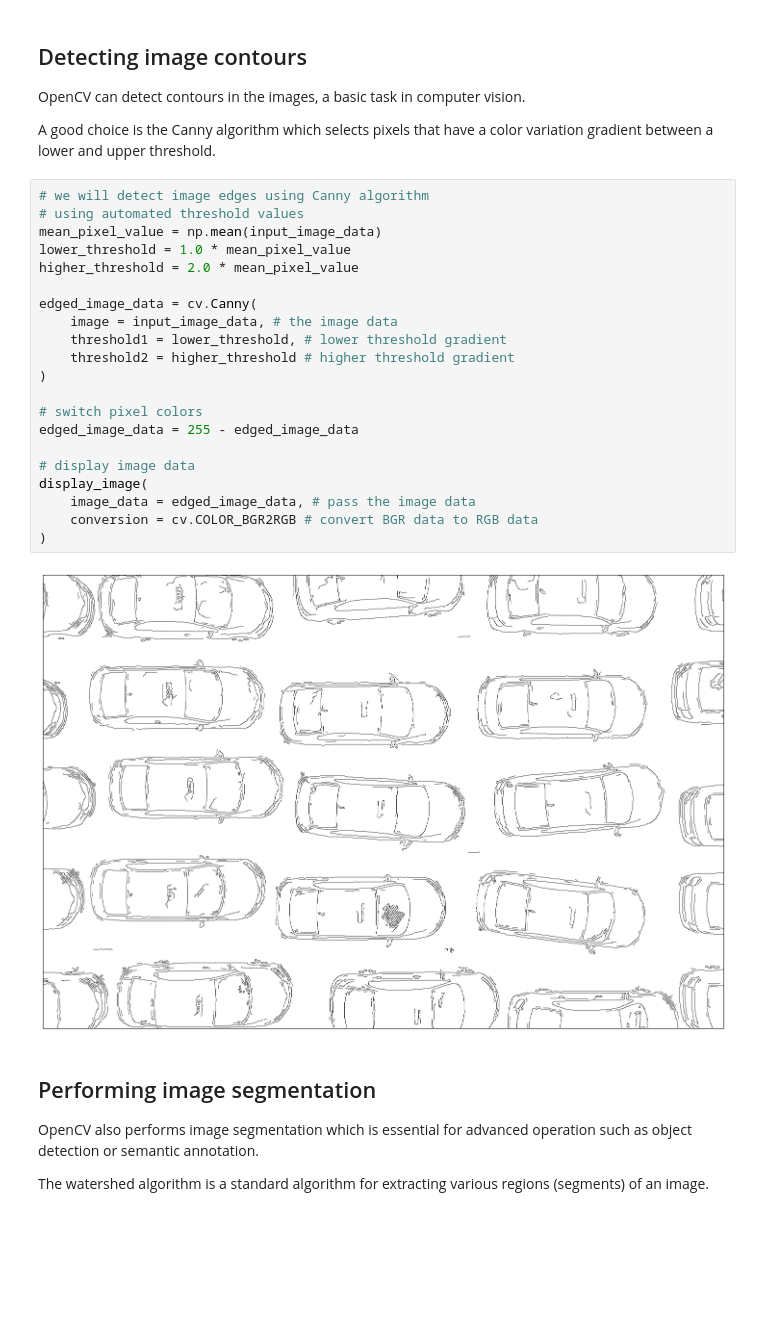
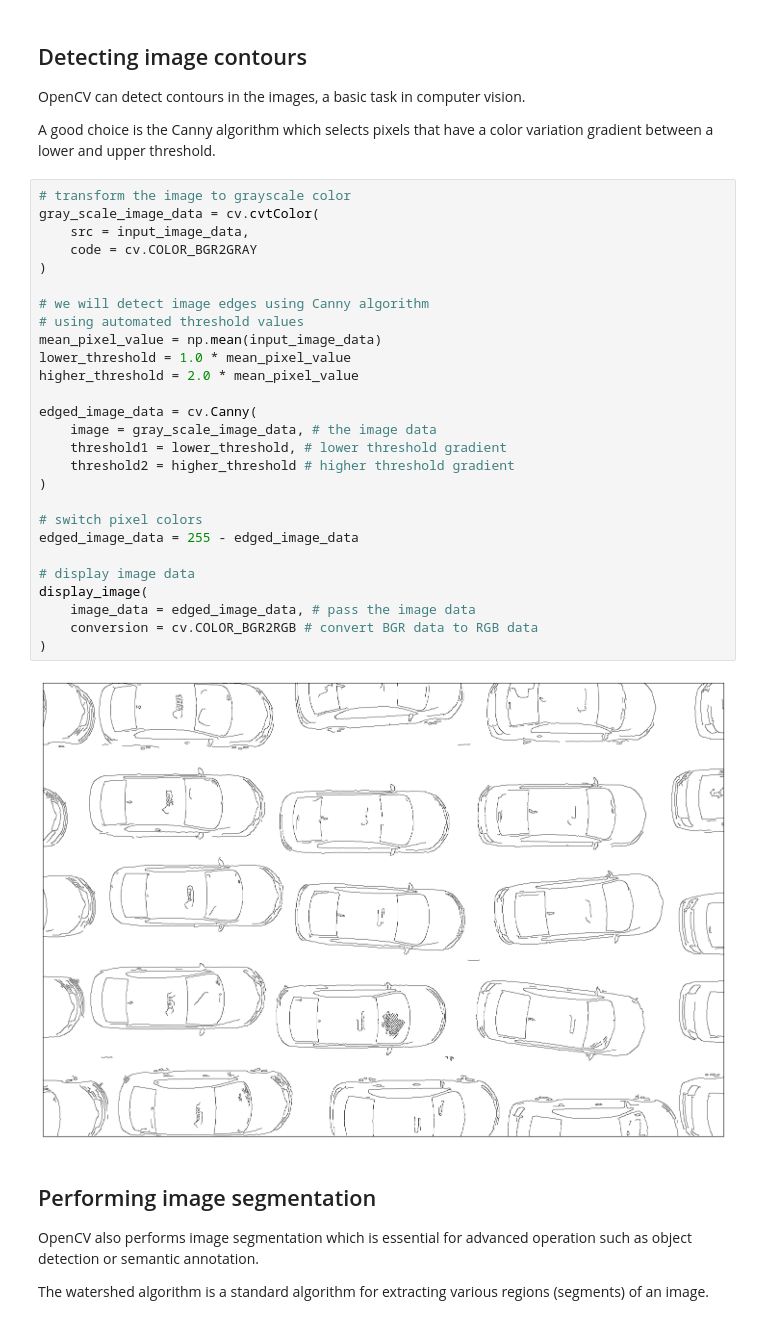
Before and after one commit to INTERTECHNICA-BUSINESS-SOLUTIONS-SRL/Python-Course-UTCN, a Jupyter notebook: session_11/02_notebooks/03_computer_vision_operations.ipynb, the cells around one changed output. Cells and saved outputs as stored; diff of their text form; blank space fills up the shorter version.

Commit message:
Using grayscale image data for Canny.

```diff
--- a/session_11/02_notebooks/03_computer_vision_operations.ipynb
+++ b/session_11/02_notebooks/03_computer_vision_operations.ipynb
@@ -71,28 +80,34 @@ OpenCV can detect contours in the images, a basic task in computer vision.
 
 A good choice is the Canny algorithm which selects pixels that have a color variation gradient between a lower and upper threshold.
 # %%
+# transform the image to grayscale color
+gray_scale_image_data = cv.cvtColor(
+    src = input_image_data,
+    code = cv.COLOR_BGR2GRAY
+)
+
 # we will detect image edges using Canny algorithm
 # using automated threshold values
 mean_pixel_value = np.mean(input_image_data)
 lower_threshold = 1.0 * mean_pixel_value
 higher_threshold = 2.0 * mean_pixel_value
 
 edged_image_data = cv.Canny(
-    image = input_image_data, # the image data
+    image = gray_scale_image_data, # the image data
     threshold1 = lower_threshold, # lower threshold gradient
     threshold2 = higher_threshold # higher threshold gradient
 )
 
 # switch pixel colors
 edged_image_data = 255 - edged_image_data
 
 # display image data
 display_image(
     image_data = edged_image_data, # pass the image data
     conversion = cv.COLOR_BGR2RGB # convert BGR data to RGB data
 )
 # %% [output]
-[figure, old version]
+[figure, new version]
 # %% [markdown]
 ## Performing image segmentation
 OpenCV also performs image segmentation which is essential for advanced operation such as object detection or semantic annotation.
```
Also changed, not shown: parts of 2 cells of this notebook.
